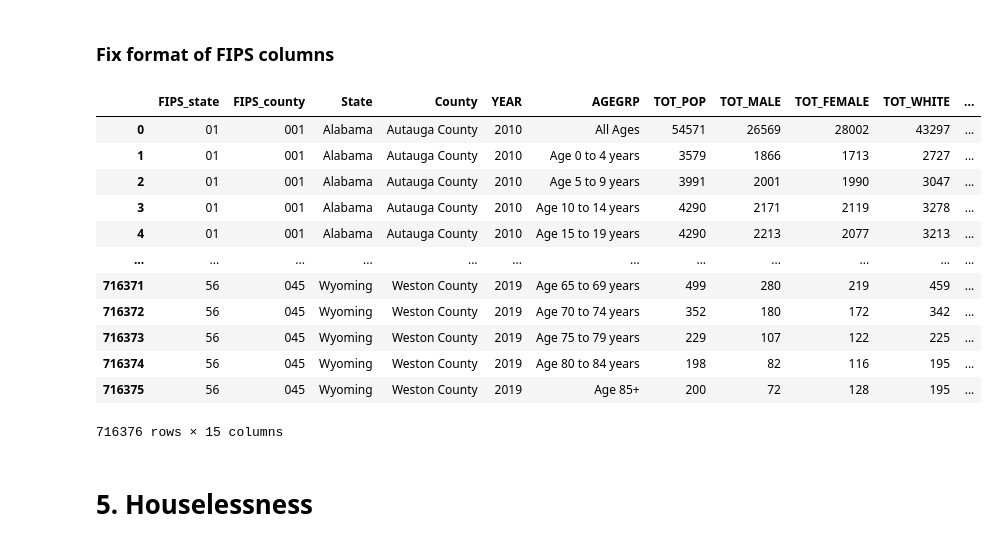
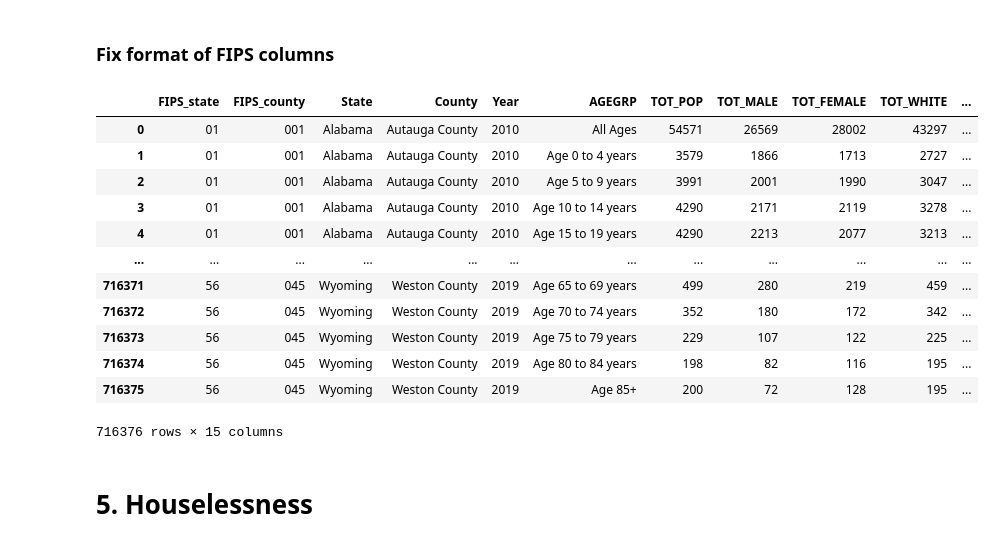
Before and after one commit to khyateed/projecting-food-insecurity, a Jupyter notebook: notebooks/cleaning.ipynb, the cells around one changed output. Saved outputs shown, nothing was run; the diff lists cells and outputs as text; code cells hidden in the pictures.

```diff
--- a/notebooks/cleaning.ipynb
+++ b/notebooks/cleaning.ipynb
@@ -8,6 +8,7 @@ import pandas as pd
 import numpy as np
 import os
 pd.set_option('display.max_rows', 10)
+pd.set_option('display.max_columns', None)
 import matplotlib.pyplot as plt
 %matplotlib inline
 import seaborn as sns
@@ -571,20 +576,21 @@ df_demographics.drop(['WA_MALE','WA_FEMALE','BA_MALE','BA_FEMALE','IA_MALE','IA_
 # %% [markdown]
 ### Rename columns for interpretability
 # %%
-df_demographics.rename(columns={'STATE':'FIPS_state', 'COUNTY':'FIPS_county', 'STNAME': 'State', 'CTYNAME':'County'}, inplace=True)
+df_demographics.rename(columns={'YEAR':'Year','STATE':'FIPS_state', 'COUNTY':'FIPS_county', 'STNAME': 'State', 'CTYNAME':'County'}, inplace=True)
 # %% [markdown]
 ### Fix format of FIPS columns
 # %%
 df_demographics['FIPS_county'] = np.select([df_demographics['FIPS_county']<10, df_demographics['FIPS_county']<100],
                     ['00'+df_demographics['FIPS_county'].astype(str), '0'+df_demographics['FIPS_county'].astype(str)],
                     default= df_demographics['FIPS_county'].astype(str))
 df_demographics['FIPS_state'] = np.where(df_demographics['FIPS_state']<10,
                         '0'+df_demographics['FIPS_state'].astype(str), df_demographics['FIPS_state'].astype(str))
 
 # Create main fips code
 df_demographics['FIPS'] = df_demographics['FIPS_state'] + df_demographics['FIPS_county']
+df_demographics
 # %% [output]
-|  | FIPS_state | FIPS_county | State | County | YEAR | AGEGRP | TOT_POP | TOT_MALE | TOT_FEMALE | TOT_WHITE | ... |
+|  | FIPS_state | FIPS_county | State | County | Year | AGEGRP | TOT_POP | TOT_MALE | TOT_FEMALE | TOT_WHITE | ... |
 | 0 | 01 | 001 | Alabama | Autauga County | 2010 | All Ages | 54571 | 26569 | 28002 | 43297 | ... |
 | 1 | 01 | 001 | Alabama | Autauga County | 2010 | Age 0 to 4 years | 3579 | 1866 | 1713 | 2727 | ... |
 | 2 | 01 | 001 | Alabama | Autauga County | 2010 | Age 5 to 9 years | 3991 | 2001 | 1990 | 3047 | ... |
```
Also changed, not shown: parts of 12 cells of this notebook.
